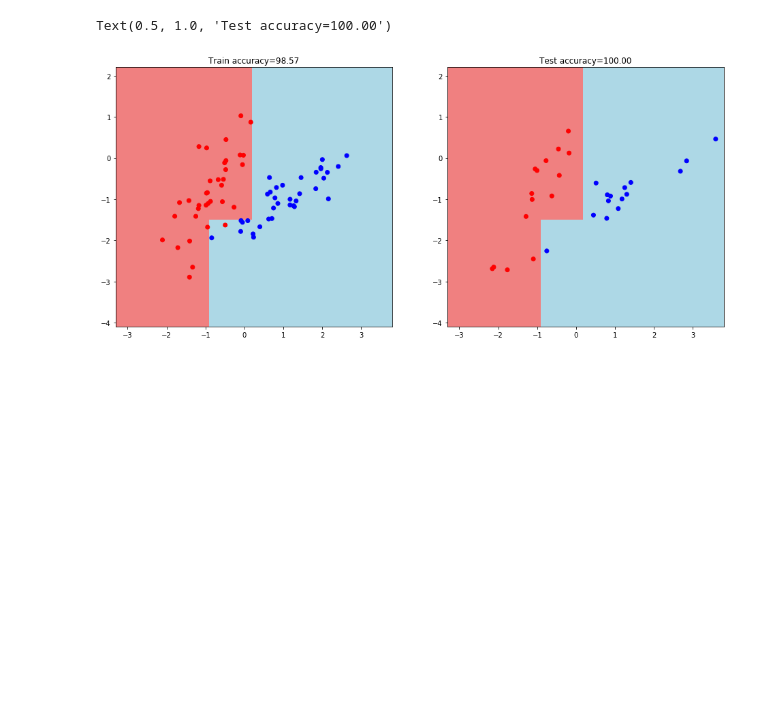
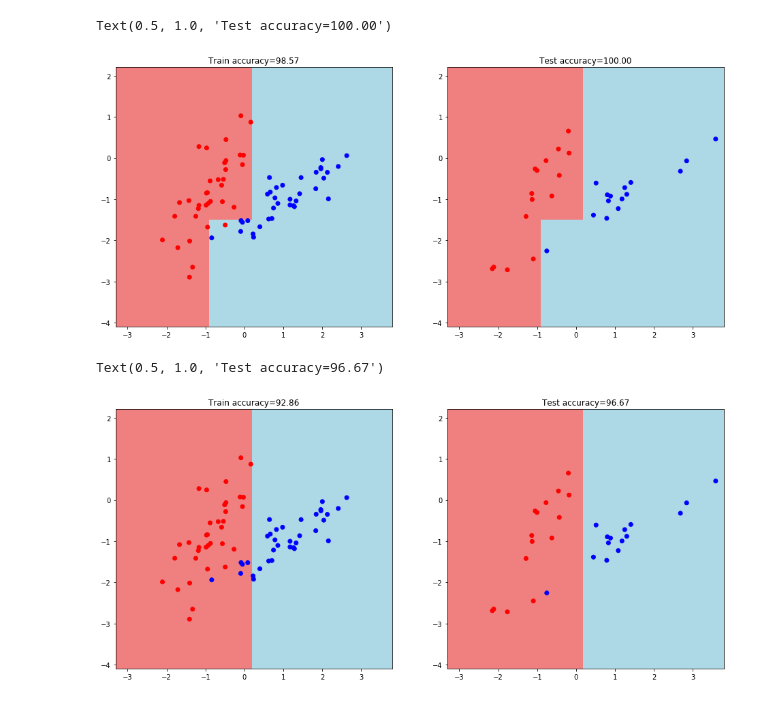
Before and after one commit to Cauperwood/data_analysis_algorithms, a Jupyter notebook: HW_data_analysis_algorithms_4.ipynb, the cells around one changed output. Saved outputs shown, nothing was run; the diff lists cells and outputs as text; code cells hidden in the pictures; blank space fills up the shorter version.

```diff
--- a/HW_data_analysis_algorithms_4.ipynb
+++ b/HW_data_analysis_algorithms_4.ipynb
@@ -110,7 +118,7 @@ def split(data, labels, index, t):
 # %%
 # Нахождение наилучшего разбиения
 
-def find_best_split(data, labels):
+def find_best_split(data, labels, criterion):
 
     #  обозначим минимальное количество объектов в узле
     min_leaf = 5
@@ -118,7 +126,7 @@ def find_best_split(data, labels):
     num_leaf_true = 0
     num_leaf_false = 0
 
-    current_gini = gini(labels)
+    current_criterion = criterion(labels)
 
     best_quality = 0
     best_t = None
@@ -137,7 +145,7 @@ def find_best_split(data, labels):
             if len(true_data) < min_leaf or len(false_data) < min_leaf:
                 continue
 
-            current_quality = quality(true_labels, false_labels, current_gini)
+            current_quality = quality(true_labels, false_labels, current_criterion, criterion)
 
             #  выбираем порог, на котором получается максимальный прирост качества
             if current_quality > best_quality:
@@ -150,14 +156,13 @@ def find_best_split(data, labels):
 # Реализация критерия останова по максимальной глубине деревьев
 num_tree = 1
 
-def build_tree(data, labels):
-    max_num_tree = 10
-    quality, t, index = find_best_split(data, labels)
+def build_tree(data, labels, max_deep_tree, criterion):
+    quality, t, index = find_best_split(data, labels, criterion)
 
     global num_tree
 
     #  Базовый случай - прекращаем рекурсию, когда нет прироста в качества
-    if quality == 0 or max_num_tree < num_tree:
+    if quality == 0 or max_deep_tree < num_tree:
         return Leaf(data, labels)
 
     true_data, false_data, true_labels, false_labels = split(data, labels, index, t)
@@ -166,8 +171,8 @@ def build_tree(data, labels):
 
 
         # Рекурсивно строим два поддерева
-    true_branch = build_tree(true_data, true_labels)
-    false_branch = build_tree(false_data, false_labels)
+    true_branch = build_tree(true_data, true_labels, max_deep_tree, criterion)
+    false_branch = build_tree(false_data, false_labels, max_deep_tree, criterion)
 
     # Возвращаем класс узла со всеми поддеревьями, то есть целого дерева
     return Node(index, t, true_branch, false_branch)
@@ -207,4 +202,6 @@ train_data, test_data, train_labels, test_labels = model_selection.train_test_sp
                                                                                      classification_labels,
                                                                                      test_size = 0.3,
                                                                                      random_state = 1)
+# %%
+max_deep_tree = 5
 # %%
@@ -212,3 +209,5 @@ my_tree = build_tree(train_data, train_labels)
+# %%
+my_tree_entropy = build_tree(train_data, train_labels, max_deep_tree, entropy)
 # %%
 # Напечатаем ход нашего дерева
 def print_tree(node, spacing=""):
@@ -300,3 +331,29 @@ plt.title(f'Test accuracy={test_accuracy:.2f}')
 # %% [output]
 Text(0.5, 1.0, 'Test accuracy=100.00')
 [figure]
+# %%
+# Визуализируем дерево на графике
+
+def get_meshgrid(data, step=.05, border=1.2):
+    x_min, x_max = data[:, 0].min() - border, data[:, 0].max() + border
+    y_min, y_max = data[:, 1].min() - border, data[:, 1].max() + border
+    return np.meshgrid(np.arange(x_min, x_max, step), np.arange(y_min, y_max, step))
+
+plt.figure(figsize = (16, 7))
+
+# график обучающей выборки
+plt.subplot(1,2,1)
+xx, yy = get_meshgrid(train_data)
+mesh_predictions = np.array(predict(np.c_[xx.ravel(), yy.ravel()], my_tree_entropy)).reshape(xx.shape)
+plt.pcolormesh(xx, yy, mesh_predictions, cmap = light_colors)
+plt.scatter(train_data[:, 0], train_data[:, 1], c = train_labels, cmap = colors)
+plt.title(f'Train accuracy={train_accuracy_entropy:.2f}')
+
+# график тестовой выборки
+plt.subplot(1,2,2)
+plt.pcolormesh(xx, yy, mesh_predictions, cmap = light_colors)
+plt.scatter(test_data[:, 0], test_data[:, 1], c = test_labels, cmap = colors)
+plt.title(f'Test accuracy={test_accuracy_entropy:.2f}')
+# %% [output]
+Text(0.5, 1.0, 'Test accuracy=96.67')
+[figure, added]
```
Also changed, not shown: parts of 18 cells of this notebook.
